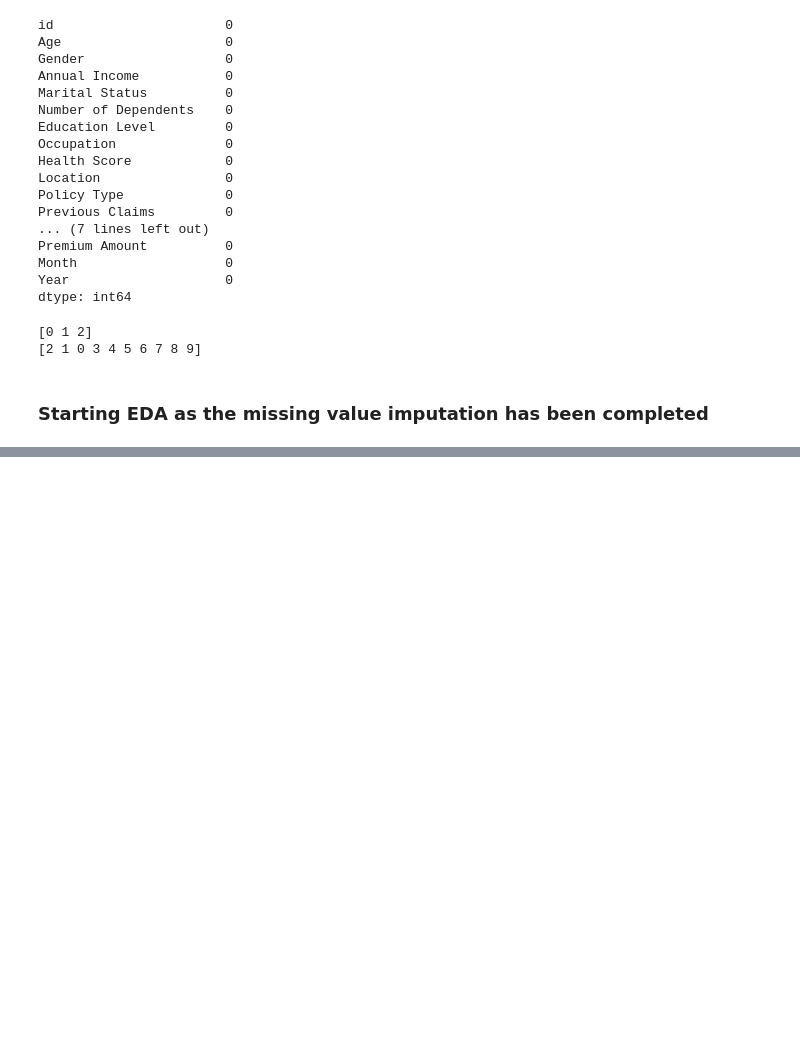
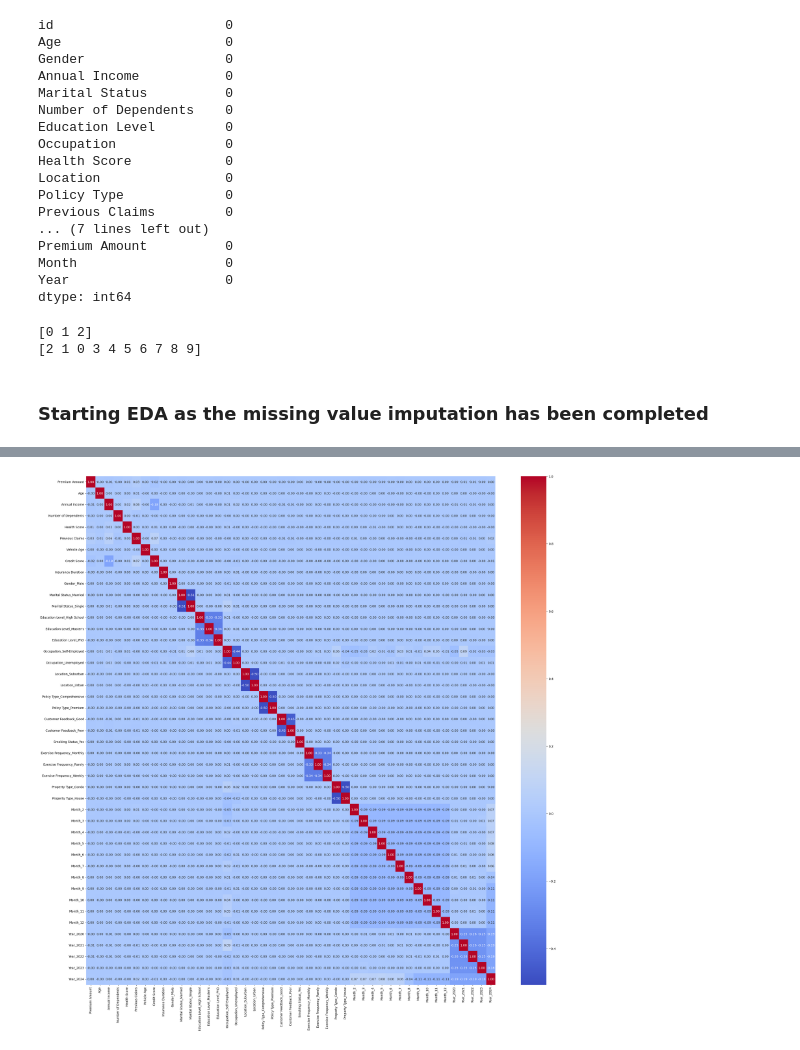
Before and after one commit to 1Anand1/Kaggle_Playground_Series_Season_4_Episode_12_Regression_with_an_Insurance_Dataset, a Jupyter notebook: regression_with_insurnace_dataset.ipynb, the cells around one changed output, grey strips where cells are left out. Saved outputs shown, nothing was run; the diff lists cells and outputs as text; code cells hidden in the pictures; blank space fills up the shorter version.

```diff
--- a/regression_with_insurnace_dataset.ipynb
+++ b/regression_with_insurnace_dataset.ipynb
@@ -447,0 +524,21 @@ plt.show()
+# %%
+# Making a dummy dataframe from the object columns
+df_dummies=pd.get_dummies(data=df_train,columns=object_columns,drop_first=True)
+
+# Changing the boolean columns into 1/0 for correlation matrix creation
+bool_col=df_dummies.select_dtypes(include='bool').columns
+df_dummies[bool_col]=df_dummies[bool_col].astype(int)
+
+# Making the premium amount as the first column for easier visualization & inference creation
+dummy_columns=['Premium Amount']+[col for col in df_dummies.columns if col!='Premium Amount']
+df_dummies=df_dummies[dummy_columns]
+# %%
+# Creating a correlation matrix
+corr_mat=df_dummies.corr()
+# %%
+# Create a heat map
+plt.figure(figsize=(30,30))
+sns.heatmap(data=corr_mat,cmap='coolwarm',annot=True,fmt='.2f')
+plt.show()
+# %% [output]
+[figure, added]
```
Also changed, not shown: parts of 14 cells of this notebook.
